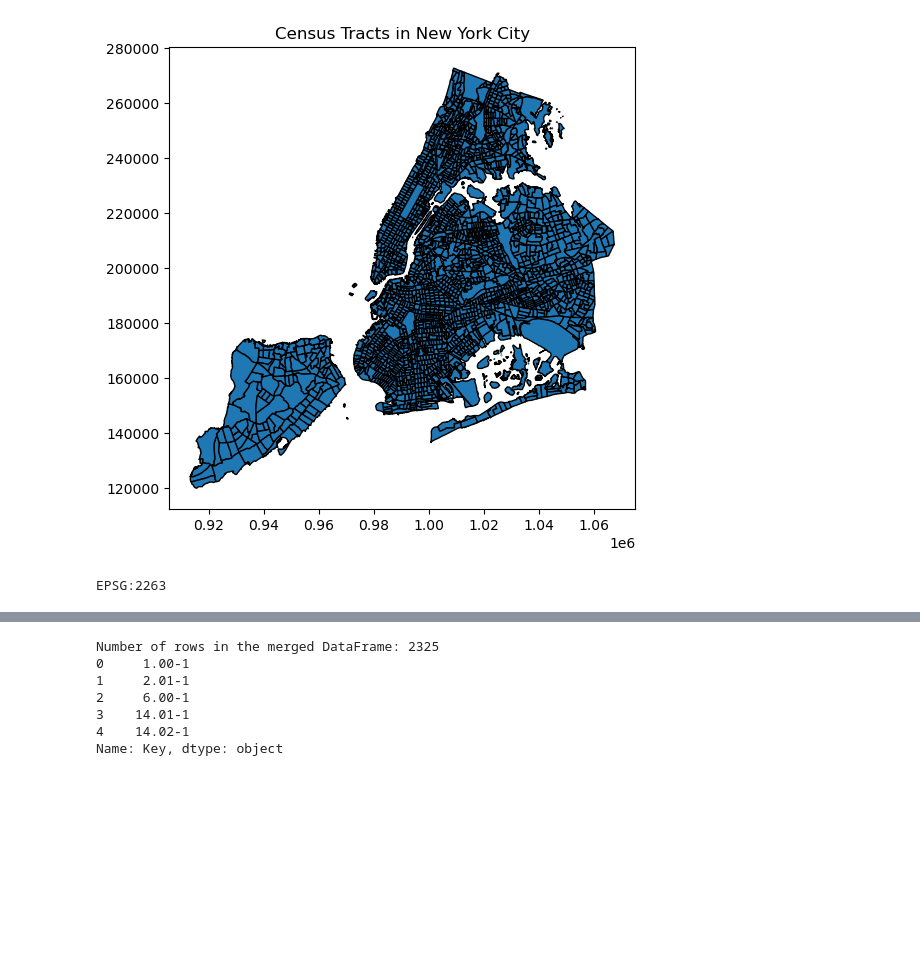
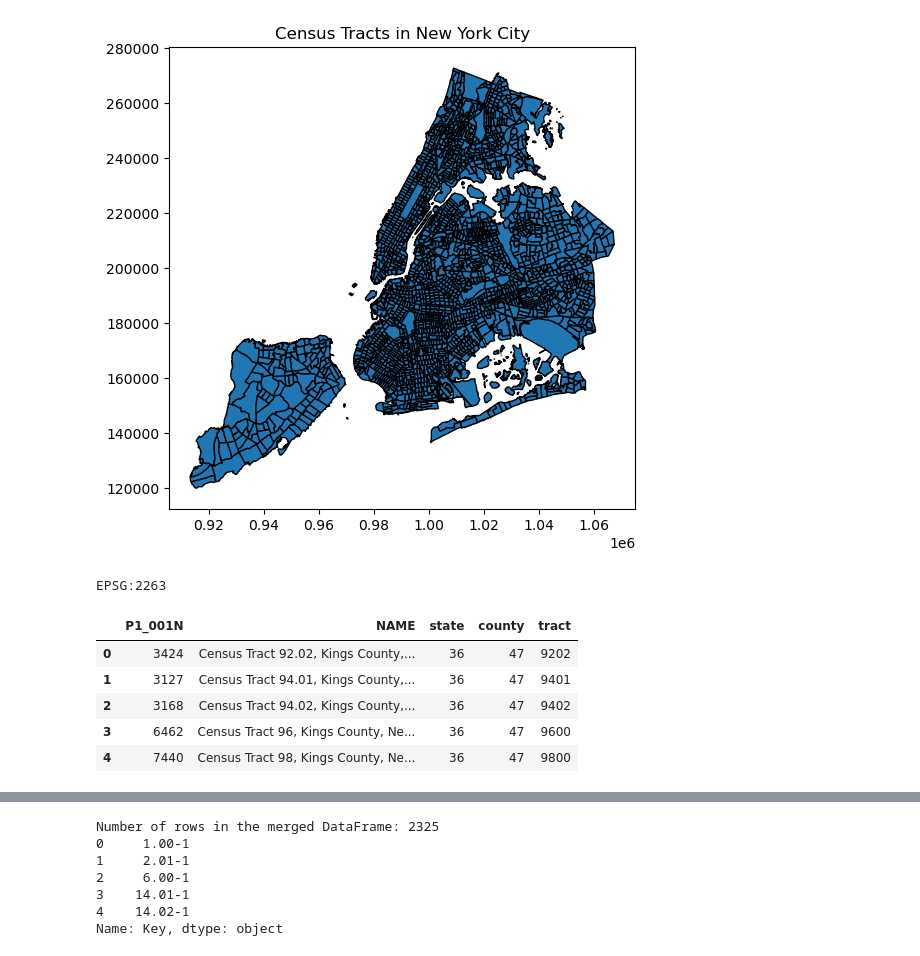
Before and after one commit to jaskcodes/elec-transit-y, a Jupyter notebook: census/analysis/census_viz.ipynb, the cells around one changed output, grey strips where cells are left out. Drawn from its saved outputs; the diff is of its cells as text; code cells hidden in the pictures; blank space fills up the shorter version.

```diff
--- a/census/analysis/census_viz.ipynb
+++ b/census/analysis/census_viz.ipynb
@@ -61,6 +67,15 @@ print(gdf.crs)
 EPSG:2263
 # %%
 # Read the NYC population csv
+pop_df = pd.read_csv(os.path.join(base_dir, '..', 'data', 'nyc_census_tract_population.csv'))
+pop_df.head(5)
+# %% [output]
+|  | P1_001N | NAME | state | county | tract |
+| 0 | 3424 | Census Tract 92.02, Kings County,... | 36 | 47 | 9202 |
+| 1 | 3127 | Census Tract 94.01, Kings County,... | 36 | 47 | 9401 |
+| 2 | 3168 | Census Tract 94.02, Kings County,... | 36 | 47 | 9402 |
+| 3 | 6462 | Census Tract 96, Kings County, Ne... | 36 | 47 | 9600 |
+| 4 | 7440 | Census Tract 98, Kings County, Ne... | 36 | 47 | 9800 |
 # %%
 # Split the NAME column to 3 columns based on the comma separator
 pop_df[['CTLabel', 'County', 'StateName']] = pop_df['NAME'].str.split(',', expand=True)
```
Also changed, not shown: parts of 3 cells of this notebook, 12 other files.
